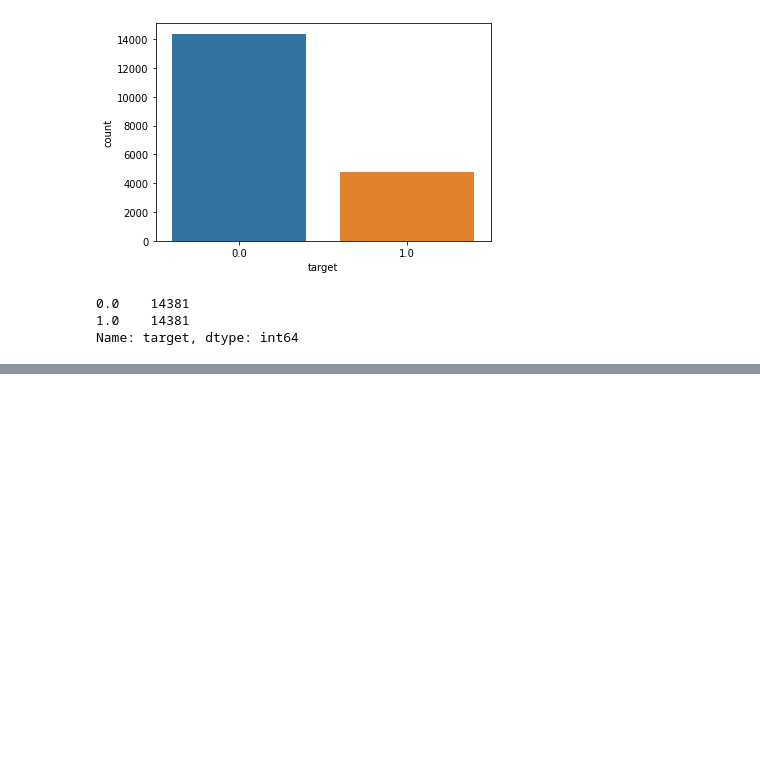
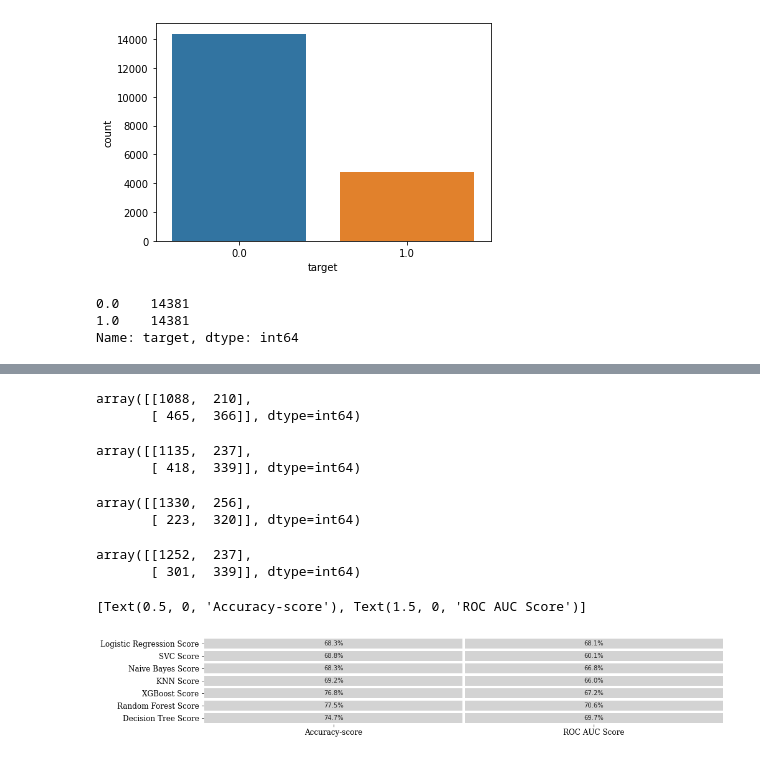
Before and after one commit to jyyy750/HR_Analytics_project, a Jupyter notebook: HR_analytics.ipynb, the cells around one changed output, grey strips where cells are left out. Saved outputs shown, nothing was run; the diff lists cells and outputs as text; code cells hidden in the pictures; blank space fills up the shorter version.

```diff
--- a/HR_analytics.ipynb
+++ b/HR_analytics.ipynb
@@ -658,0 +607,7 @@ ax0.set_xticklabels(ax0.get_xticklabels(), fontfamily='serif', rotation=0, fonts
+# %%
+####### Model by Naive Bayes#########
+from sklearn.naive_bayes import GaussianNB
+gnb = GaussianNB()
+gnb.fit(X_train_std, y_train)
+gnb_pred = gnb.predict(X_test_std)
+print( 'the accuracy score of the Naive Bayes Classifier is:%0.3f'%accuracy_score(gnb_pred, y_test))
@@ -658,0 +829,72 @@ ax0.set_xticklabels(ax0.get_xticklabels(), fontfamily='serif', rotation=0, fonts
+# %%
+# Naive Bayes
+y_nb_pred = gnb.predict(test_std)
+
+nb_cm = confusion_matrix(y_nb_pred,y_target_val)
+
+nb_df = pd.DataFrame(data=[accuracy_score(y_nb_pred,y_target_val),roc_auc_score(y_target_val, y_nb_pred)],
+             columns=['Naive Bayes Score'],
+             index=["Accuracy-score", "ROC AUC Score"])
+nb_cm
+# %% [output]
+array([[1088,  210],
+       [ 465,  366]], dtype=int64)
+# %%
+# KNN
+y_knn_pred = knn_model.predict(test_std)
+
+knn_cm = confusion_matrix(y_knn_pred,y_target_val)
+
+knn_df = pd.DataFrame(data=[accuracy_score(y_knn_pred,y_target_val),roc_auc_score(y_target_val, y_knn_pred)],
+             columns=['KNN Score'],
+             index=["Accuracy-score", "ROC AUC Score"])
+knn_cm
+# %% [output]
+array([[1135,  237],
+       [ 418,  339]], dtype=int64)
+# %%
+# Random Forest
+y_rf_pred=rf_model.predict(test)
+
+rf_cm = confusion_matrix(y_rf_pred,y_target_val)
+
+rf_df = pd.DataFrame(data=[accuracy_score(y_rf_pred,y_target_val),roc_auc_score(y_target_val, y_rf_pred)],
+             columns=['Random Forest Score'],
+             index=["Accuracy-score", "ROC AUC Score"])
+rf_cm
+# %% [output]
+array([[1330,  256],
+       [ 223,  320]], dtype=int64)
+# %%
+# Decision tree
+y_dt_predict=dt_model.predict(test)
+
+dt_cm = confusion_matrix(y_dt_predict,y_target_val)
+
+dt_df = pd.DataFrame(data=[accuracy_score(y_target_val, y_dt_predict), roc_auc_score(y_target_val, y_dt_predict)],
+             columns=['Decision Tree Score'],
+             index=["Accuracy-score", "ROC AUC Score"])
+dt_cm
+# %% [output]
+array([[1252,  237],
+       [ 301,  339]], dtype=int64)
+# %%
+import matplotlib
+colors = ["lightgray","lightgray"]
+colormap = matplotlib.colors.LinearSegmentedColormap.from_list("", colors)
+
+fig = plt.figure(figsize=(15,18)) # create figure
+gs = fig.add_gridspec(5, 2)
+gs.update(wspace=0.1, hspace=0.5)
+ax0 = fig.add_subplot(gs[0, :])
+
+# Overall
+df_models = round(pd.concat([lr_df, svc_df, nb_df, knn_df,xgb_df,rf_df, dt_df], axis=1),7)
+sns.heatmap(df_models.T, cmap=colormap,annot=True,fmt=".1%", linewidths=2.5,cbar=False,ax=ax0)
+
+
+ax0.set_yticklabels(ax0.get_yticklabels(), fontfamily='serif', rotation = 0, fontsize=12)
+ax0.set_xticklabels(ax0.get_xticklabels(), fontfamily='serif', rotation=0, fontsize=12)
+# %% [output]
+[Text(0.5, 0, 'Accuracy-score'), Text(1.5, 0, 'ROC AUC Score')]
+[figure, added]
```
Also changed, not shown: parts of 41 cells of this notebook.
